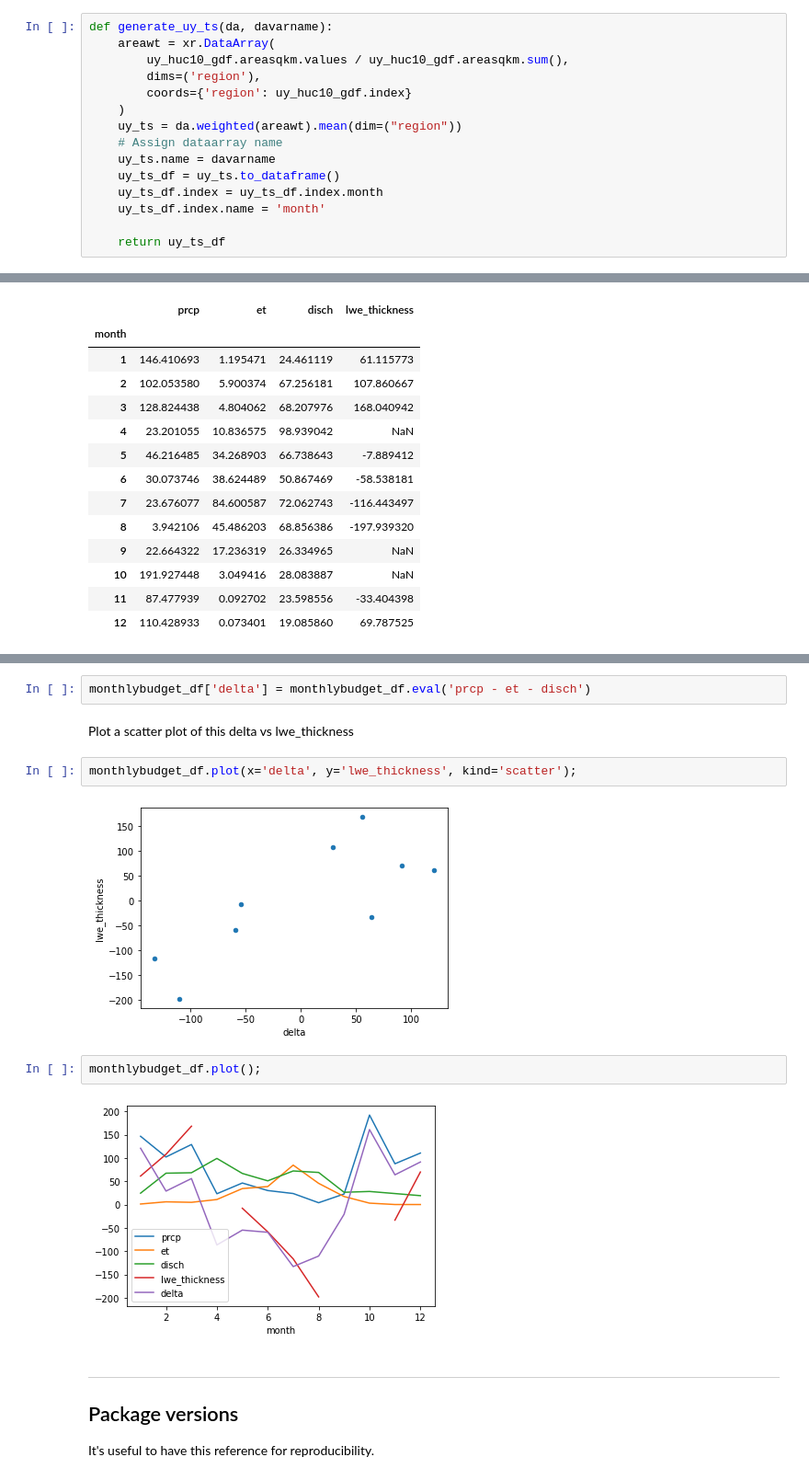
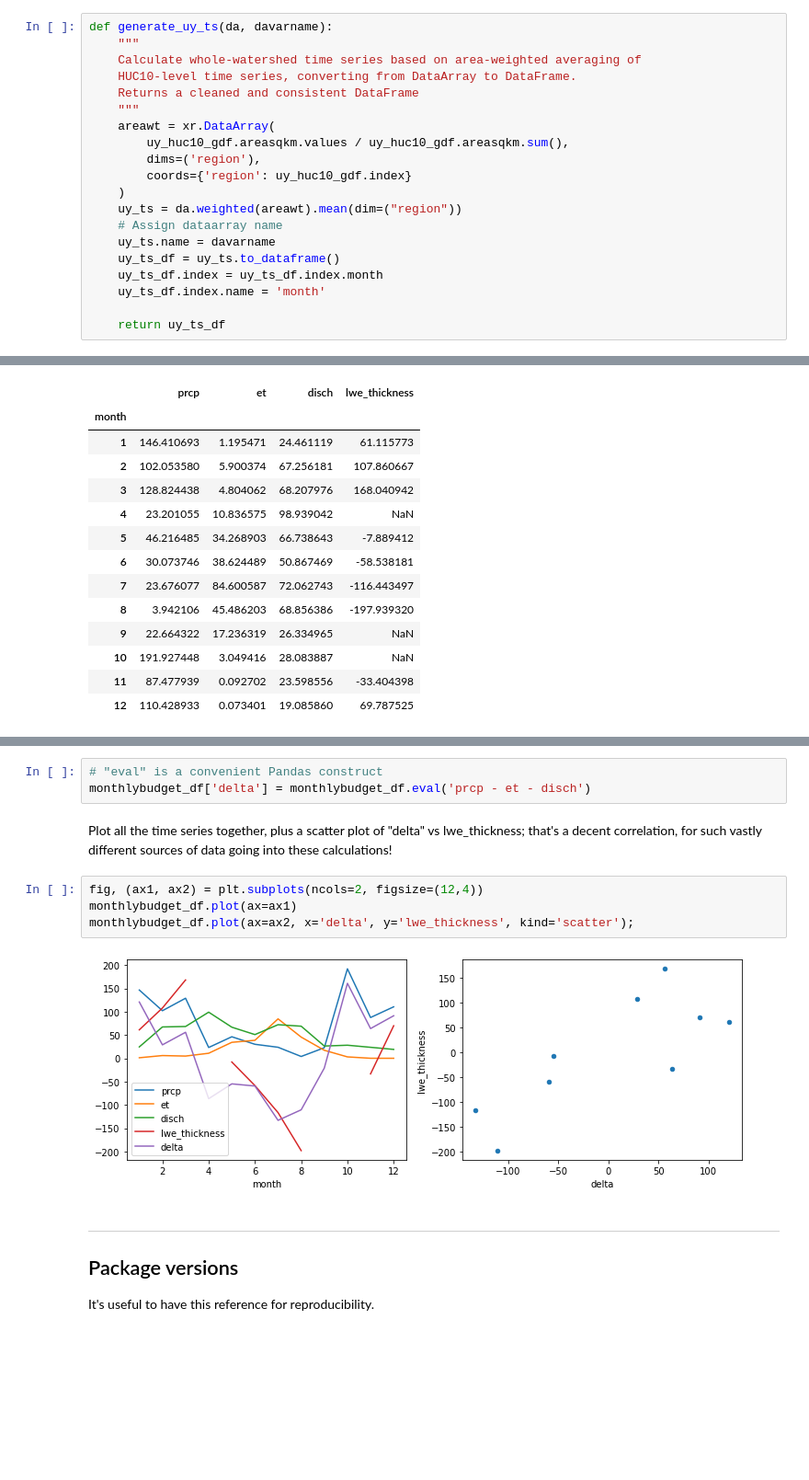
Before and after one commit to waterhackweek/waterdata, a Jupyter notebook: mashup_waterbudget.ipynb, the cells around one changed output, grey strips where cells are left out. Shown at 92% size. Cells and saved outputs as stored; diff of their text form; blank space fills up the shorter version.

```diff
--- a/mashup_waterbudget.ipynb
+++ b/mashup_waterbudget.ipynb
@@ -723,6 +729,11 @@ Generate the UY-wide PPT, ET and LWE_thickness from the huc10-level values
 uy_huc10_gdf['areaweight'] = uy_huc10_gdf.areasqkm.values / uy_huc10_gdf.areasqkm.sum()
 # %%
 def generate_uy_ts(da, davarname):
+    """
+    Calculate whole-watershed time series based on area-weighted averaging of
+    HUC10-level time series, converting from DataArray to DataFrame.
+    Returns a cleaned and consistent DataFrame
+    """
     areawt = xr.DataArray(
         uy_huc10_gdf.areasqkm.values / uy_huc10_gdf.areasqkm.sum(),
         dims=('region'),
@@ -879,15 +891,14 @@ monthlybudget_df
 # %%
+# "eval" is a convenient Pandas construct
 monthlybudget_df['delta'] = monthlybudget_df.eval('prcp - et - disch')
-# %% [markdown]
-Plot a scatter plot of this delta vs lwe_thickness
-# %%
-monthlybudget_df.plot(x='delta', y='lwe_thickness', kind='scatter');
-# %% [output]
-[figure, removed]
-# %%
-monthlybudget_df.plot();
-# %% [output]
-[figure, removed]
+# %% [markdown]
+Plot all the time series together, plus a scatter plot of "delta" vs lwe_thickness; that's a decent correlation, for such vastly different sources of data going into these calculations!
+# %%
+fig, (ax1, ax2) = plt.subplots(ncols=2, figsize=(12,4))
+monthlybudget_df.plot(ax=ax1)
+monthlybudget_df.plot(ax=ax2, x='delta', y='lwe_thickness', kind='scatter');
+# %% [output]
+[figure, added]
 # %% [markdown]
 ----------------
 ## Package versions
```
Also changed, not shown: parts of 35 cells of this notebook.
